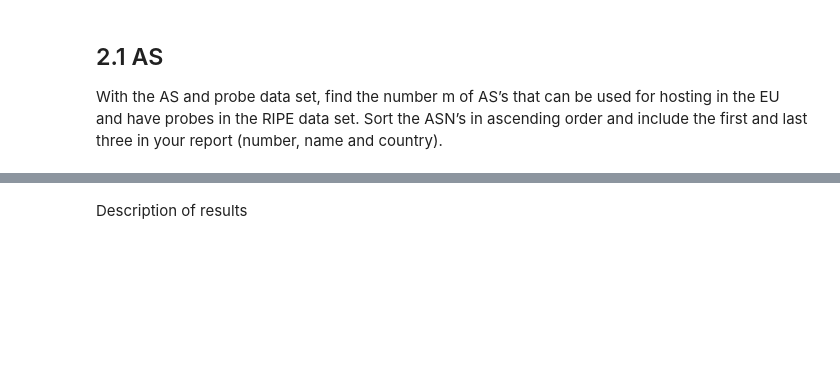
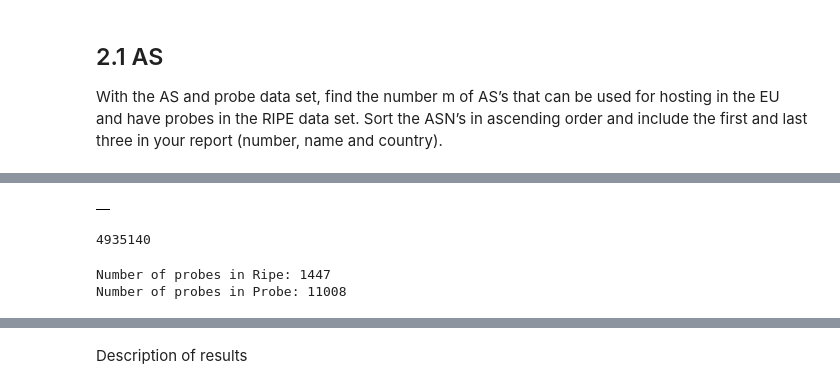
Before and after one commit to eboateng/FoDA, a Jupyter notebook: Assignment 2/Assignment 2-Emmanuel.ipynb, the cells around one changed output, grey strips where cells are left out. Cells and saved outputs as stored; diff of their text form; code cells hidden in the pictures; blank space fills up the shorter version.

```diff
--- a/Assignment 2/Assignment 2-Emmanuel.ipynb
+++ b/Assignment 2/Assignment 2-Emmanuel.ipynb
@@ -114,0 +238,17 @@ Probes in first 1m lines of RIPE Dataset: 11639
+# %%
+RIPE_df.head()
+# %% [output]
+|  |
+# %%
+
+decomFilename = 'data/ping-2022-03-01T2300.bz2'
+
+
+with open(decomFilename, 'rb') as fh:
+        count = 0
+        for _ in fh:
+            count += 1
+
+print(count)
+# %% [output]
+4935140
@@ -114,0 +269,8 @@ Probes in first 1m lines of RIPE Dataset: 11639
+# %%
+RIPE_df.tail()
+#print(RIPE_df.groupby('prb_id').count())
+print("Number of probes in Ripe:",RIPE_df['prb_id'].value_counts().sum())
+print("Number of probes in Probe:", P_df['prb_id'].value_counts().sum())
+# %% [output]
+Number of probes in Ripe: 1447
+Number of probes in Probe: 11008
```
Also changed, not shown: parts of 27 cells of this notebook, 3 other files.
